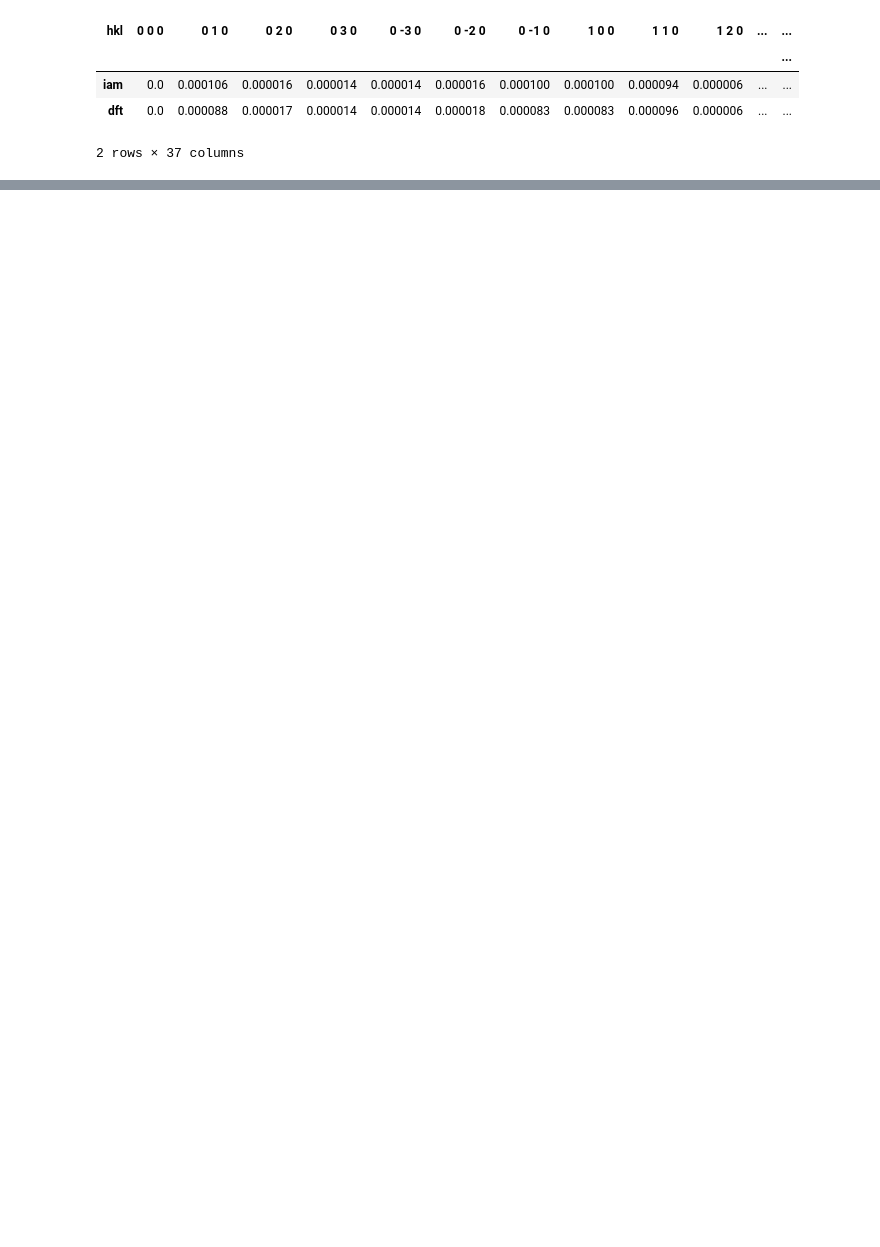
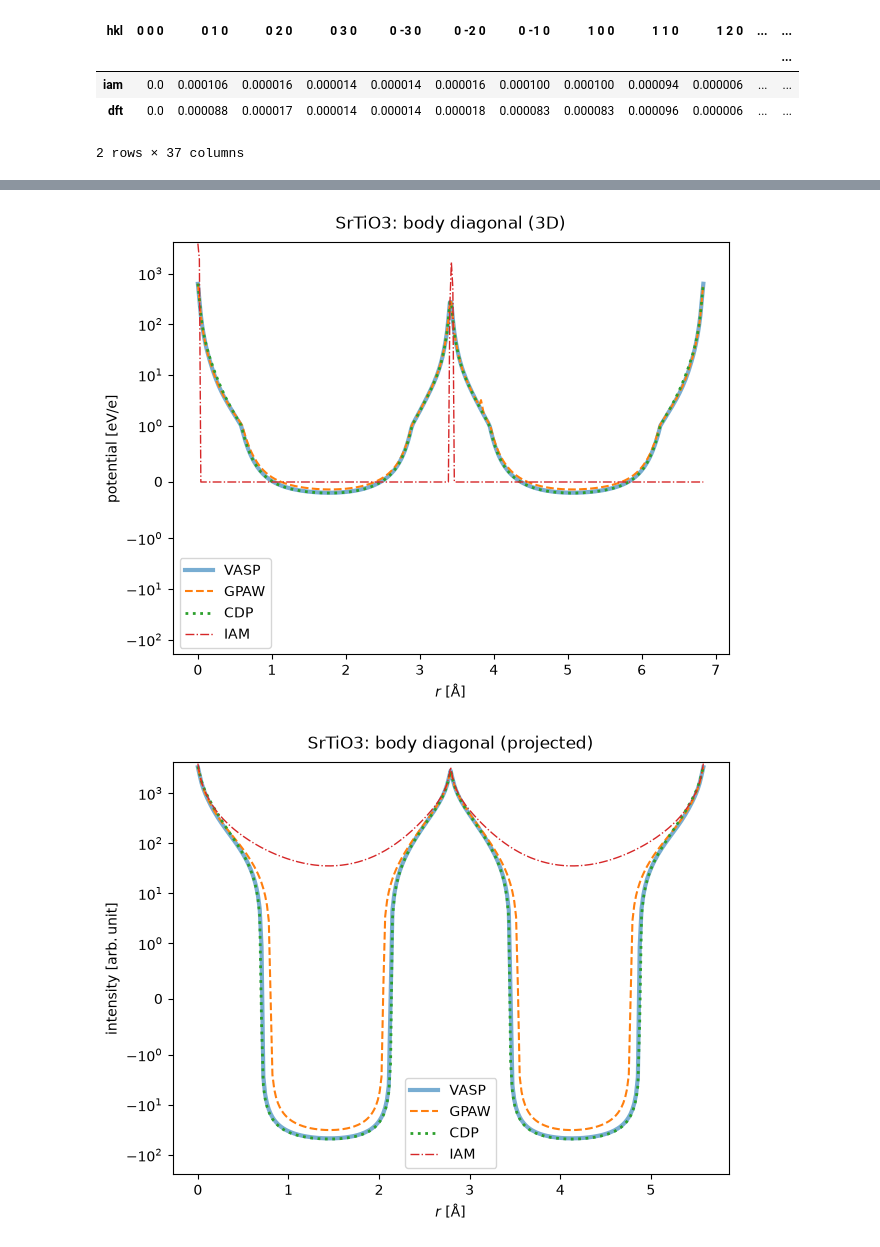
Before and after one commit to abTEM/doc, a Jupyter notebook: docs/user_guide/tutorials/charge_density.ipynb, the cells around one changed output, grey strips where cells are left out. Saved outputs shown, nothing was run; the diff lists cells and outputs as text; code cells hidden in the pictures; blank space fills up the shorter version.

```diff
--- a/docs/user_guide/tutorials/charge_density.ipynb
+++ b/docs/user_guide/tutorials/charge_density.ipynb
@@ -219,0 +410,67 @@ Check back for more...
+# %%
+sampl = 0.02
+material_key = "SrTiO3"
+
+# body diagonal of the cube: Sr (corner) - Ti (centre) - Sr (corner)
+start = (0.0, 0.0, 0.0)
+end = (1.0, 1.0, 1.0)
+
+styles = [
+    dict(linestyle="-",  linewidth=3.0, alpha=0.6),   # VASP
+    dict(linestyle="--", linewidth=1.5),              # GPAW
+    dict(linestyle=":",  linewidth=2.0),              # CDP
+    dict(linestyle="-.", linewidth=1.0),              # IAM
+]
+
+# --- 3D line profile
+kwargs = dict(
+    start=start,
+    end=end,
+    sampling=sampl,
+    order=1,
+    endpoint=True,
+    fractional=True,
+    projected=False,
+)
+
+stackpot = abtem.stack(
+    [vasp_pot.interpolate_line(**kwargs), gpaw_pot.interpolate_line(**kwargs),
+     chg_pot.interpolate_line(**kwargs), iam_pot.interpolate_line(**kwargs)],
+    ["VASP", "GPAW", "CDP", "IAM"],
+)
+vis = stackpot.show(legend=True, title=f"{material_key}: body diagonal (3D)")
+
+ax = np.atleast_1d(vis.axes).flatten()[0]
+for line, style in zip(ax.get_lines(), styles):
+    line.set(**style)
+ax.set_yscale("symlog", linthresh=1.0)
+ax.legend()
+plt.show()
+
+# --- projected line profile
+kwargs_proj = dict(
+    start=start[:2],
+    end=end[:2],
+    sampling=sampl,
+    order=1,
+    endpoint=True,
+    fractional=True,
+    projected=True,
+)
+
+stackpot = abtem.stack(
+    [vasp_pot.interpolate_line(**kwargs_proj), gpaw_pot.interpolate_line(**kwargs_proj),
+     chg_pot.interpolate_line(**kwargs_proj), iam_pot.interpolate_line(**kwargs_proj)],
+    ["VASP", "GPAW", "CDP", "IAM"],
+)
+vis = stackpot.show(legend=True, title=f"{material_key}: body diagonal (projected)")
+
+ax = np.atleast_1d(vis.axes).flatten()[0]
+for line, style in zip(ax.get_lines(), styles):
+    line.set(**style)
+ax.set_yscale("symlog", linthresh=1.0)
+ax.legend()
+plt.show()
+# %% [output]
+[figure, added]
+[figure, added]
```
Also changed, not shown: parts of 32 cells of this notebook.
